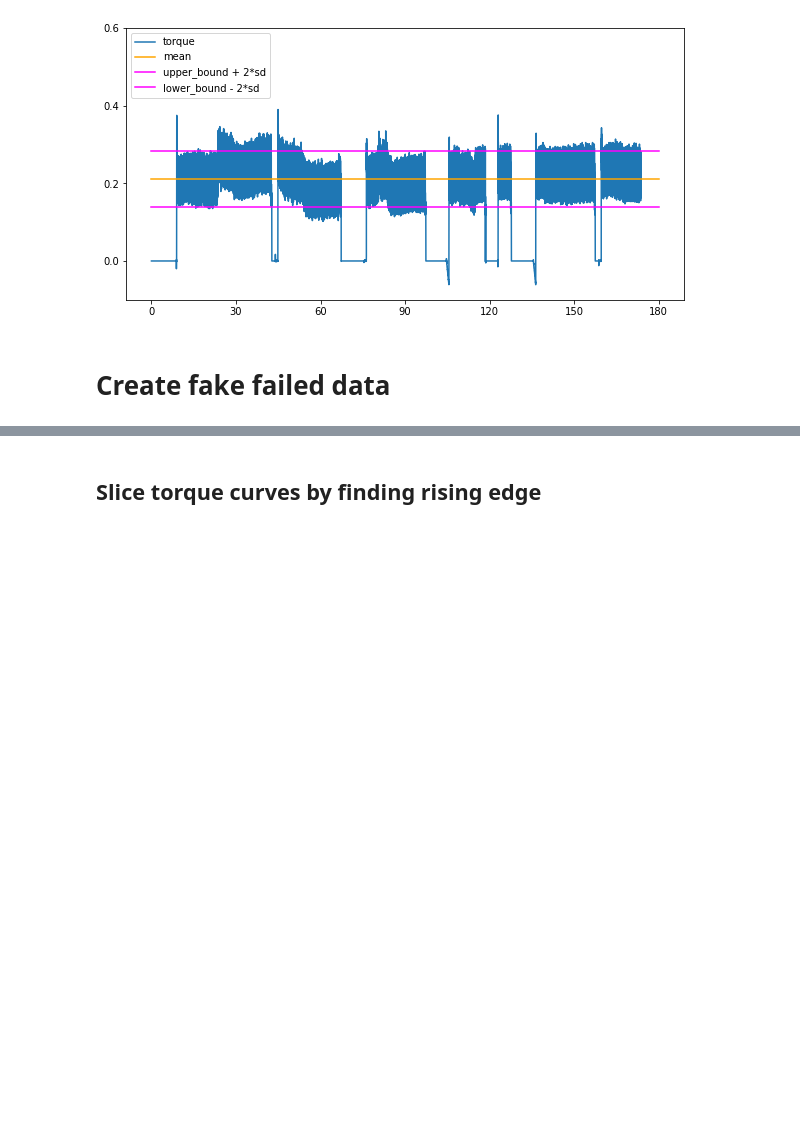
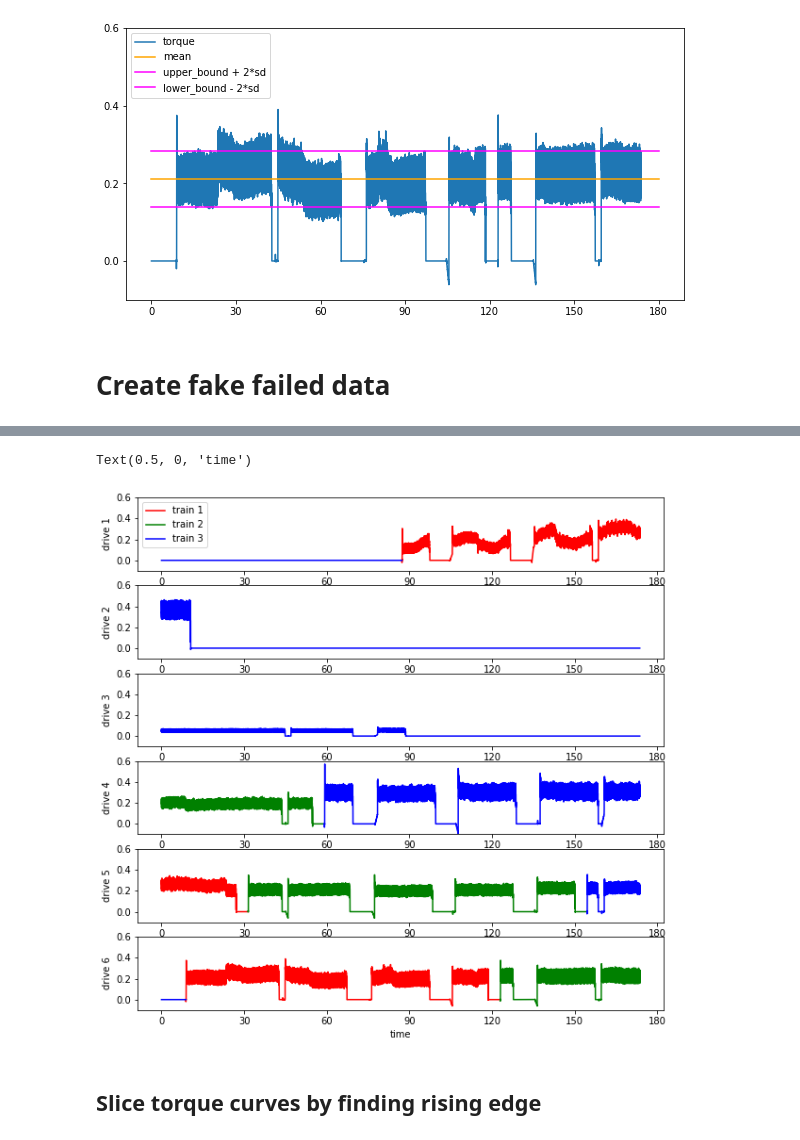
Before and after one commit to peeraponw/quick_move, a Jupyter notebook: merge.ipynb, the cells around one changed output, grey strips where cells are left out. Saved outputs shown, nothing was run; the diff lists cells and outputs as text; code cells hidden in the pictures; blank space fills up the shorter version.

```diff
--- a/merge.ipynb
+++ b/merge.ipynb
@@ -451,3 +502,31 @@ plot_band(d6)
+# %%
+## fail at train3
+fail3_d1 = d1.copy()
+fail3_d2 = d2.copy()
+fail3_d3 = d3.copy()
+fail3_d4 = d4.copy()
+fail3_d5 = d5.copy()
+fail3_d6 = d6.copy()
+inc_factor = 1.5
+dec_factor = 0.2
+# drive 2 inc
+# drive 4 inc
+# drive 3 dec
+fail3_d2.loc[(fail3_d2['pos']==3) & (fail3_d3['pos']==3), 'tor'] = fail3_d2['tor'] * inc_factor
+fail3_d4.loc[(fail3_d4['pos']==3) & (fail3_d3['pos']==3), 'tor'] = fail3_d4['tor'] * inc_factor
+fail3_d3.loc[fail3_d3['pos']==3, 'tor'] = fail3_d3['tor'] * dec_factor
+## plot
+plt.subplots(6,1,figsize=(10,10))
+plot_torque_all_trains(fail3_d1, 1)
+plot_torque_all_trains(fail3_d2, 2)
+plot_torque_all_trains(fail3_d3, 3)
+plot_torque_all_trains(fail3_d4, 4)
+plot_torque_all_trains(fail3_d5, 5)
+plot_torque_all_trains(fail3_d6, 6)
+plt.xlabel("time")
+# %% [output]
+Text(0.5, 0, 'time')
+[figure, added]
 # %% [markdown]
 ## Slice torque curves by finding rising edge
 # %%
```
Also changed, not shown: parts of 3 cells of this notebook.
